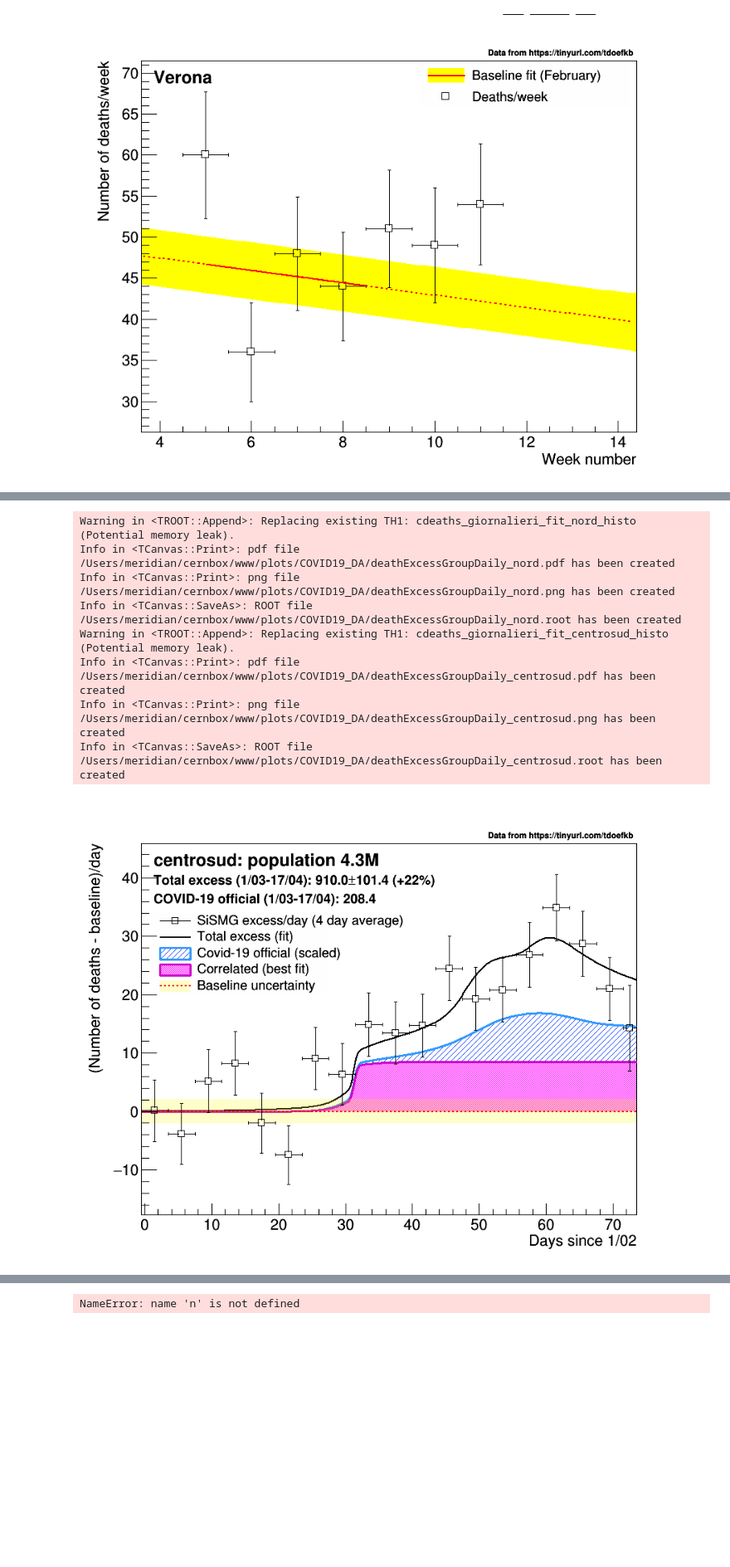
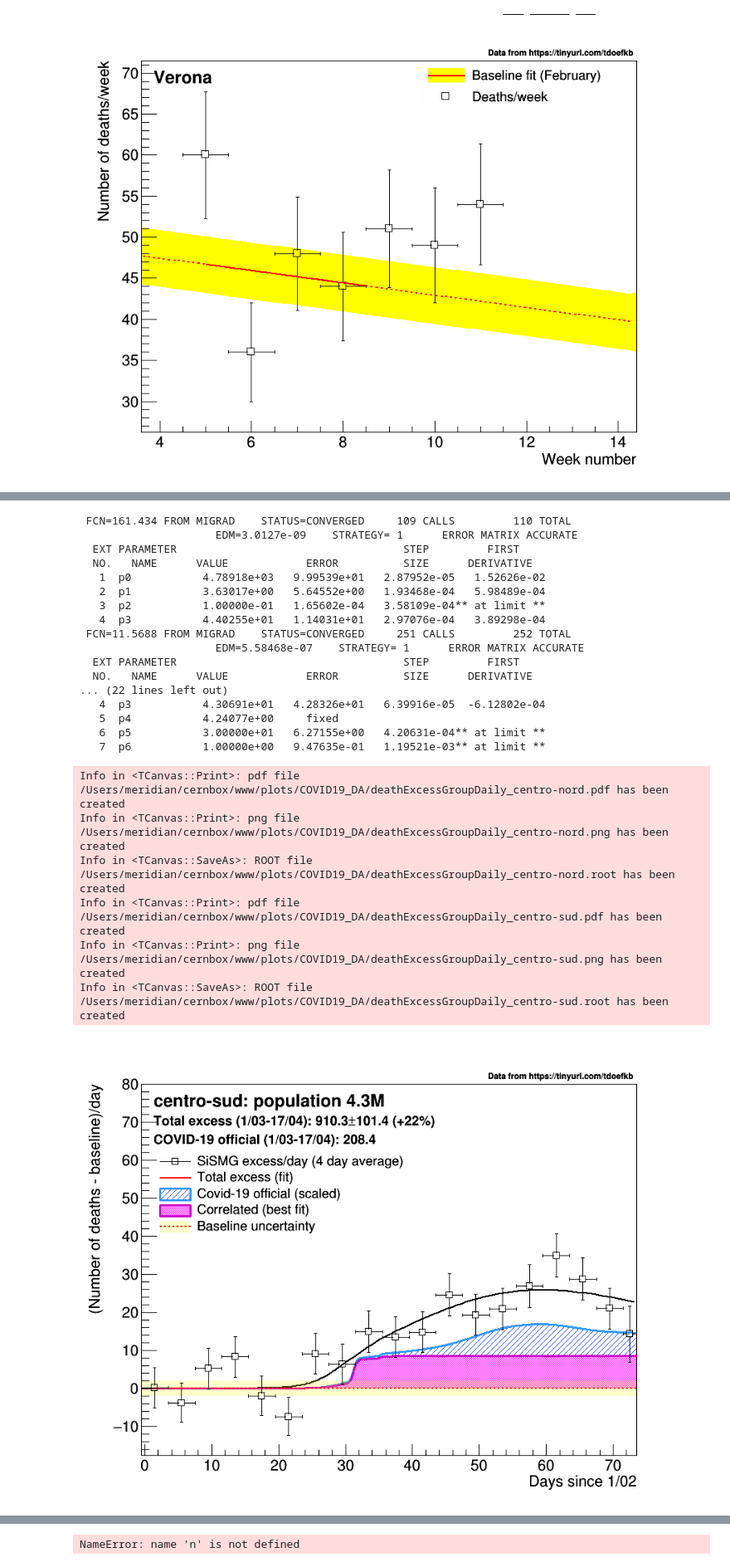
Before and after one commit to pmeridian/COVID19_DA, a Jupyter notebook: analisiMortalita.ipynb, the cells around one changed output, grey strips where cells are left out. Shown: that part at 83% size. Saved outputs shown, nothing was run; the diff lists cells and outputs as text; code cells hidden in the pictures; blank space fills up the shorter version.

```diff
--- a/analisiMortalita.ipynb
+++ b/analisiMortalita.ipynb
@@ -734,7 +734,7 @@ for p in provincesDaily:
     graphs['deceduti_giornalieri_%s'%p].GetXaxis().SetLimits(-0.5,graphs['deceduti_giornalieri_%s'%p].GetN()-0.5)
     graphs['deceduti_giornalieri_%s'%p].GetXaxis().SetRangeUser(-0.5,graphs['deceduti_giornalieri_%s'%p].GetN()-0.5)
     graphs['deceduti_giornalieri_%s'%p].GetYaxis().SetTitle("Number of deaths - baseline")
-    graphs['deceduti_giornalieri_%s'%p].Fit('ff','RB+','',0,100)
+    graphs['deceduti_giornalieri_%s'%p].Fit('ff','EX0RB+','',0,100)
     rebinned=rebinGraph(graphs['deceduti_giornalieri_%s'%p],4,1)
     rebinned.SetMarkerStyle(25)
     rebinned.SetMarkerSize(1.2)
@@ -1028,12 +1029,14 @@ for p in provincesDaily:
     rebinned.SetMarkerStyle(25)
     rebinned.SetMarkerSize(1.2)
     rebinned.Draw('AP')
+
     smoothed=smooth1.SmoothKern(rebinned,'normal',10)
     smoothed.SetName('smoothed_rebin4')
     rebinned.GetXaxis().SetTitle("Days since 1/02")
     rebinned.GetXaxis().SetLimits(-0.5,graphs['deceduti_giornalieri_%s'%p].GetN()-0.5)
     rebinned.GetXaxis().SetRangeUser(-0.5,graphs['deceduti_giornalieri_%s'%p].GetN()-0.5)
     rebinned.GetYaxis().SetTitle("Covid19 deaths/day")
+    rebinned.GetHistogram().SetMaximum(R.TMath.Max(15,rebinned.GetHistogram().GetMaximum()))
 
     normalDeath=graphs['deceduti_giornalieri_%s'%p].GetFunction('fB').Integral(31,graphs['covid19_deceduti_giornalieri_%s'%p].GetN()-1)
     totalExcess=integralGraph(graphs['covid19_deceduti_giornalieri_%s'%p],31)
@@ -1065,7 +1068,7 @@ for p in provincesDaily:
 
     smoothed.SetLineColor(R.kBlack+1)
     smoothed.SetLineWidth(2)
-    graphs['covid_giornalieri_fit_%s'%p].Draw('SAME')
+    #graphs['covid_giornalieri_fit_%s'%p].Draw('SAME')
     rebinned.Draw("PSAME")
 
     aux=R.TGraph()
@@ -1103,6 +1106,14 @@ for p in provincesDaily:
     c1.RedrawAxis()
     c1.Draw()
     for ext in ['.pdf','.png','.root']:
+        c1.SaveAs("~/cernbox/www/plots/COVID19_DA/covid19ExcessDailyNoFit_{:s}".format(p)+ext)
+
+    graphs['covid_giornalieri_fit_%s'%p].Draw('SAME')
+    rebinned.Draw("PSAME")
+
+    c1.RedrawAxis()
+    c1.Draw()
+    for ext in ['.pdf','.png','.root']:
         c1.SaveAs("~/cernbox/www/plots/COVID19_DA/covid19ExcessDaily_{:s}".format(p)+ext)
 # %% [output]
 ------> Aosta
@@ -1144,7 +1155,7 @@ Info in <TCanvas::SaveAs>: ROOT file /Users/meridian/cernbox/www/plots/COVID19_D
 # %%
 groups={}
-groups['nord']=['Torino','Milano','Genova','Brescia','Aosta','Firenze','Bologna']
-groups['centrosud']=['Roma','Bari','Palermo','Messina','Potenza','Perugia']
+groups['centro-nord']=['Torino','Milano','Genova','Brescia','Aosta','Firenze','Bologna']
+groups['centro-sud']=['Roma','Bari','Palermo','Messina','Potenza','Perugia']
 groupPopulation={}
 fB=R.TF1('fB','[0]*(1-0.0023*x)',0,100)
 fB.SetParameter(0,100)
@@ -1153,7 +1164,7 @@ for g in groups.keys():
     for p in groups[g]:
         groupPopulation[g]+=townPopulation[p]
     graphs['deceduti_giornalieri_%s'%g]=addGraphs([ graphs['deceduti_giornalieri_%s'%p] for p in groups[g]]).Clone('deceduti_giornalieri_%s'%g)
-    graphs['deceduti_giornalieri_%s'%g].Fit('fB','RB+','',0,27.5)
+    graphs['deceduti_giornalieri_%s'%g].Fit('fB','EX0RB+','',0,27.5)
     graphs['eccesso_deceduti_giornalieri_%s'%g]=addGraphs([ graphs['eccesso_deceduti_giornalieri_%s'%p] for p in groups[g]]).Clone('eccesso_deceduti_giornalieri_%s'%g)
     graphs['estimated_death_town_%s'%g]=addGraphs([ graphs['estimated_death_town_%s'%p] for p in groups[g]]).Clone('estimated_death_town_%s'%g)
     graphs['covid19_deceduti_giornalieri_%s'%g]=addGraphs([ graphs['covid19_deceduti_giornalieri_%s'%p] for p in groups[g]]).Clone('covid19_deceduti_giornalieri_%s'%g)
@@ -1195,6 +1206,7 @@ for p in groups.keys():
     rebinned.GetXaxis().SetLimits(-0.5,graphs['deceduti_giornalieri_%s'%p].GetN()-0.5)
     rebinned.GetXaxis().SetRangeUser(-0.5,graphs['deceduti_giornalieri_%s'%p].GetN()-0.5)
     rebinned.GetYaxis().SetTitle("(Number of deaths - baseline)/day")
+    rebinned.GetHistogram().SetMaximum(R.TMath.Max(80,rebinned.GetHistogram().GetMaximum()))
 
     normalDeath=graphs['deceduti_giornalieri_%s'%p].GetFunction('fB').Integral(31,graphs['eccesso_deceduti_giornalieri_%s'%p].GetN()-1)
     totalExcess=integralGraph(graphs['eccesso_deceduti_giornalieri_%s'%p],31)
@@ -1203,6 +1215,21 @@ for p in groups.keys():
         ratio=totalExcess[0]/expectedExcess[0]
     else:
         ratio=0
+
+    dgompertz.SetParameter(0,totalExcess[0]*2)
+    dgompertz.SetParameter(2,0.1)
+    dgompertz.SetParameter(1,4)
+    dgompertz.SetParameter(3,45)
+#    covidTotal.FixParameter(4,30./7/4.3E6*townPopulation[p]) #turn-on has plateau at 2 not at 1
+    rebinned.Fit('dgompertz','EX0RB0','')
+    for i in range(4):
+        covidTotal.SetParameter(i,dgompertz.GetParameter(i))
+    covidTotal.FixParameter(4,4.2*(groupPopulation[p]/4.3E6)) #turn-on has plateau at 2 not at 1, normalised @ ~60 deaths/week/4.3M
+    rebinned.Fit('covidTotal','EX0RB0+','')
+    for i in range(4):
+        dgompertz.SetParameter(i,covidTotal.GetParameter(i))
+    for i in range(3):
+        cdeaths.SetParameter(i,covidTotal.GetParameter(4+i))
 
     baseline_stdev=graphs['deceduti_giornalieri_%s'%p].GetFunction('fB').GetParError(0)
     box=R.TBox(-0.5,-baseline_stdev,graphs['deceduti_giornalieri_%s'%p].GetN()-0.5,baseline_stdev)
@@ -1243,9 +1270,12 @@ for p in groups.keys():
     graphs['categorised_giornalieri_fit_%s'%p].Add(h1)
     graphs['categorised_giornalieri_fit_%s'%p].Add(h2)
     #smoothed.Draw("LSAME")
-    graphs['covidTotal_giornalieri_fit_%s'%p].SetLineWidth(2)
-    graphs['covidTotal_giornalieri_fit_%s'%p].SetLineColor(R.kBlack)
-    graphs['covidTotal_giornalieri_fit_%s'%p].Draw('CSAME')
+    #graphs['covidTotal_giornalieri_fit_%s'%p].SetLineWidth(2)
+    #graphs['covidTotal_giornalieri_fit_%s'%p].SetLineColor(R.kBlack)
+    #graphs['covidTotal_giornalieri_fit_%s'%p].Draw('CSAME')
+    covidTotal.SetLineWidth(2)
+    covidTotal.SetLineColor(R.kBlack)
+    covidTotal.Draw('CSAME')
     #graphs['cdeaths_giornalieri_fit_%s'%p].SetLineColor(R.kBlue)
     #graphs['cdeaths_giornalieri_fit_%s'%p].Draw('CSAME')
     graphs['categorised_giornalieri_fit_%s'%p].Draw('SAME')
@@ -1293,12 +1323,27 @@ for p in groups.keys():
-Warning in <TROOT::Append>: Replacing existing TH1: cdeaths_giornalieri_fit_nord_histo (Potential memory leak).
-Info in <TCanvas::Print>: pdf file /Users/meridian/cernbox/www/plots/COVID19_DA/deathExcessGroupDaily_nord.pdf has been created
-Info in <TCanvas::Print>: png file /Users/meridian/cernbox/www/plots/COVID19_DA/deathExcessGroupDaily_nord.png has been created
-Info in <TCanvas::SaveAs>: ROOT file /Users/meridian/cernbox/www/plots/COVID19_DA/deathExcessGroupDaily_nord.root has been created
-Warning in <TROOT::Append>: Replacing existing TH1: cdeaths_giornalieri_fit_centrosud_histo (Potential memory leak).
-Info in <TCanvas::Print>: pdf file /Users/meridian/cernbox/www/plots/COVID19_DA/deathExcessGroupDaily_centrosud.pdf has been created
-Info in <TCanvas::Print>: png file /Users/meridian/cernbox/www/plots/COVID19_DA/deathExcessGroupDaily_centrosud.png has been created
-Info in <TCanvas::SaveAs>: ROOT file /Users/meridian/cernbox/www/plots/COVID19_DA/deathExcessGroupDaily_centrosud.root has been created
+ FCN=161.434 FROM MIGRAD    STATUS=CONVERGED     109 CALLS         110 TOTAL
+                     EDM=3.0127e-09    STRATEGY= 1      ERROR MATRIX ACCURATE
+  EXT PARAMETER                                   STEP         FIRST
+  NO.   NAME      VALUE            ERROR          SIZE      DERIVATIVE
+   1  p0           4.78918e+03   9.99539e+01   2.87952e-05   1.52626e-02
+   2  p1           3.63017e+00   5.64552e+00   1.93468e-04   5.98489e-04
+   3  p2           1.00000e-01   1.65602e-04   3.58109e-04** at limit **
+   4  p3           4.40255e+01   1.14031e+01   2.97076e-04   3.89298e-04
+ FCN=11.5688 FROM MIGRAD    STATUS=CONVERGED     251 CALLS         252 TOTAL
+                     EDM=5.58468e-07    STRATEGY= 1      ERROR MATRIX ACCURATE
+  EXT PARAMETER                                   STEP         FIRST
+  NO.   NAME      VALUE            ERROR          SIZE      DERIVATIVE
+... (22 lines left out)
+   4  p3           4.30691e+01   4.28326e+01   6.39916e-05  -6.12802e-04
+   5  p4           4.24077e+00     fixed
+   6  p5           3.00000e+01   6.27155e+00   4.20631e-04** at limit **
+   7  p6           1.00000e+00   9.47635e-01   1.19521e-03** at limit **
+Info in <TCanvas::Print>: pdf file /Users/meridian/cernbox/www/plots/COVID19_DA/deathExcessGroupDaily_centro-nord.pdf has been created
+Info in <TCanvas::Print>: png file /Users/meridian/cernbox/www/plots/COVID19_DA/deathExcessGroupDaily_centro-nord.png has been created
+Info in <TCanvas::SaveAs>: ROOT file /Users/meridian/cernbox/www/plots/COVID19_DA/deathExcessGroupDaily_centro-nord.root has been created
+Info in <TCanvas::Print>: pdf file /Users/meridian/cernbox/www/plots/COVID19_DA/deathExcessGroupDaily_centro-sud.pdf has been created
+Info in <TCanvas::Print>: png file /Users/meridian/cernbox/www/plots/COVID19_DA/deathExcessGroupDaily_centro-sud.png has been created
+Info in <TCanvas::SaveAs>: ROOT file /Users/meridian/cernbox/www/plots/COVID19_DA/deathExcessGroupDaily_centro-sud.root has been created
-[figure, old version]
+[figure, new version]
 # %%
 dfIstat.head()
 # %% [output]
```
Also changed, not shown: parts of 14 cells of this notebook, 2 other files.
